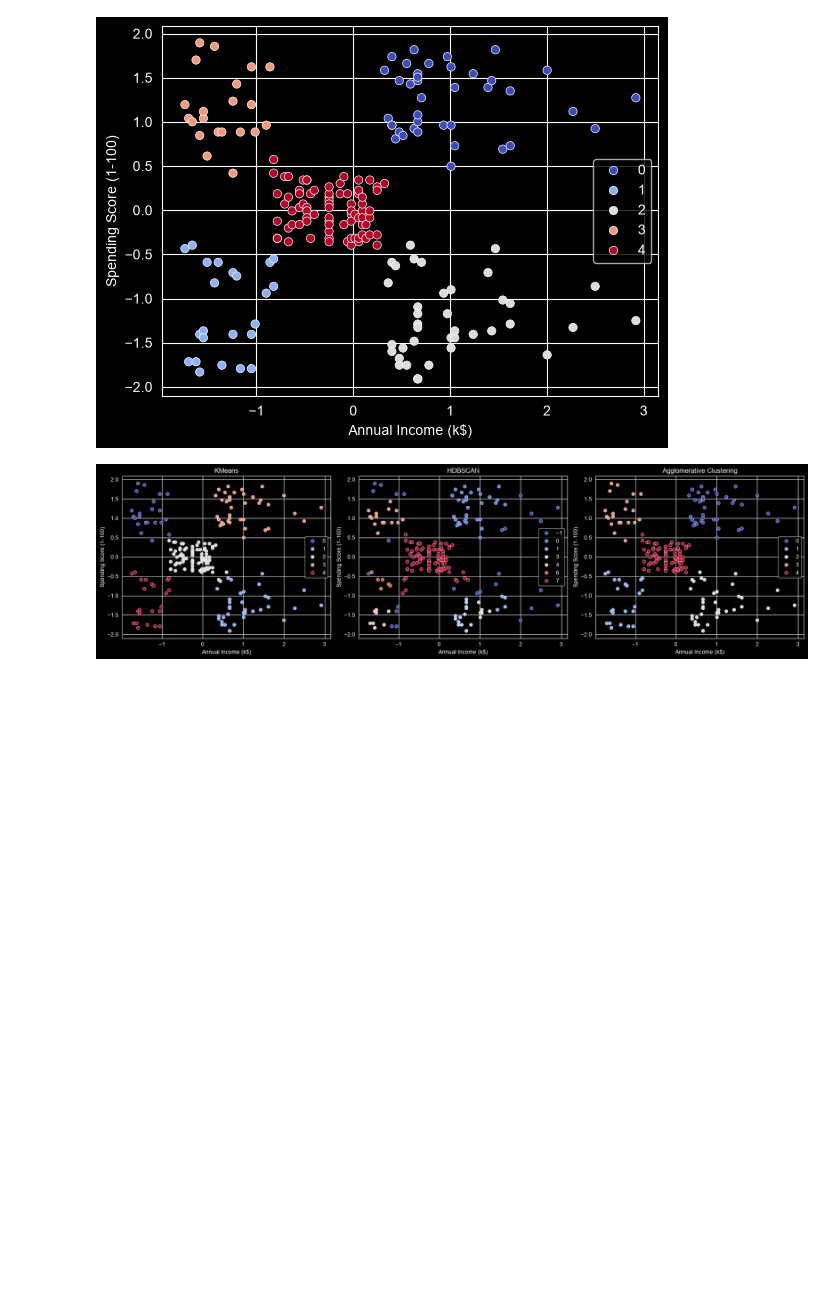
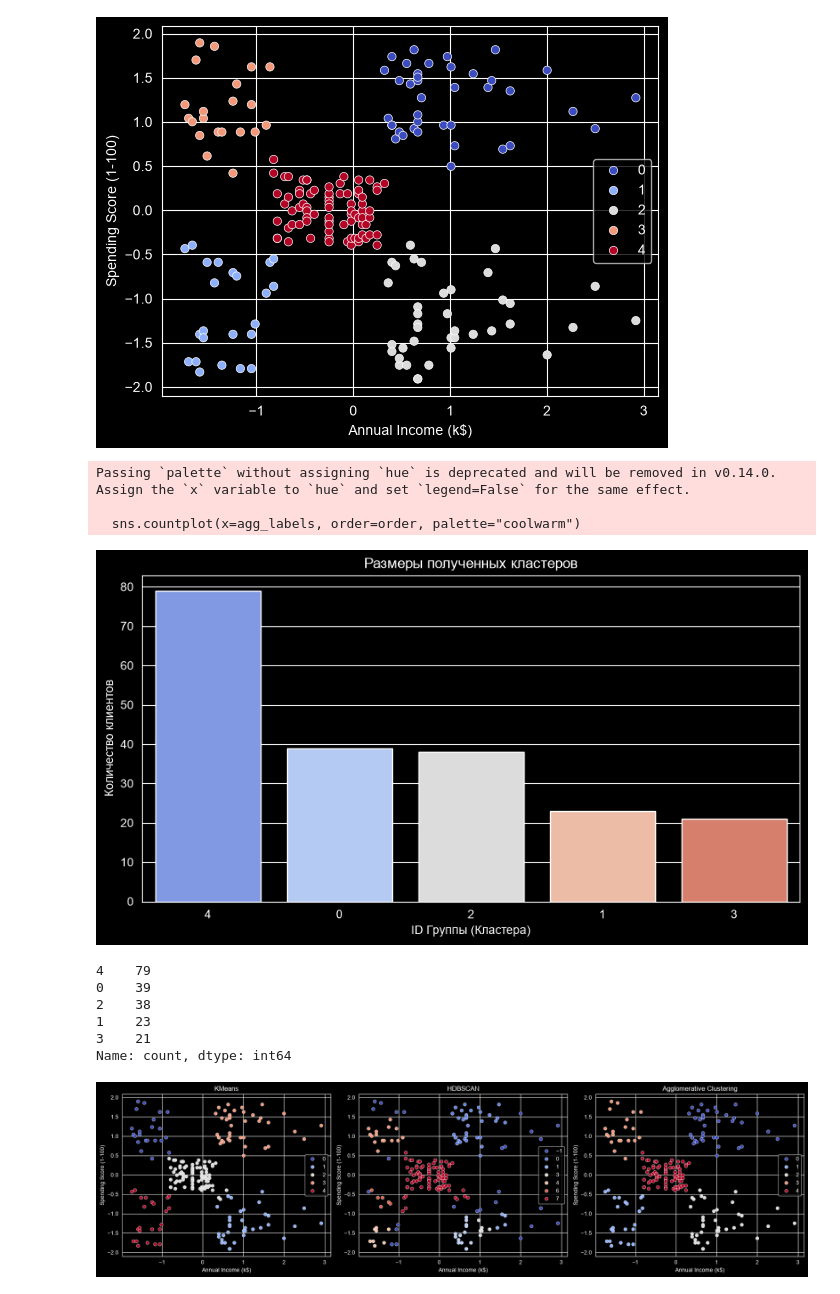
Before and after one commit to Aldibek/Customer-Segmentation-Data, a Jupyter notebook: Customer-Segmentation.ipynb, the cells around one changed output. Drawn from its saved outputs; the diff is of its cells as text; code cells hidden in the pictures; blank space fills up the shorter version.

```diff
--- a/Customer-Segmentation.ipynb
+++ b/Customer-Segmentation.ipynb
@@ -160,6 +160,30 @@ sns.scatterplot(
 # %% [output]
 <Axes: xlabel='Annual Income (k$)', ylabel='Spending Score (1-100)'>
 [figure]
+# %%
+order = pd.Series(agg_labels).value_counts().index
+
+plt.figure(figsize=(10, 5))
+sns.countplot(x=agg_labels, order=order, palette="coolwarm")
+
+plt.xlabel("ID Группы (Кластера)")
+plt.ylabel("Количество клиентов")
+plt.title("Размеры полученных кластеров")
+plt.show()
+# %% [output]
+Passing `palette` without assigning `hue` is deprecated and will be removed in v0.14.0. Assign the `x` variable to `hue` and set `legend=False` for the same effect.
+
+  sns.countplot(x=agg_labels, order=order, palette="coolwarm")
+[figure, added]
+# %%
+print((pd.Series(agg_labels).value_counts()))
+# %% [output]
+4    79
+0    39
+2    38
+1    23
+3    21
+Name: count, dtype: int64
 # %%
 fig, axes = plt.subplots(1, 3, figsize=(18, 5))
 
```
Also changed, not shown: parts of 1 cell of this notebook.
